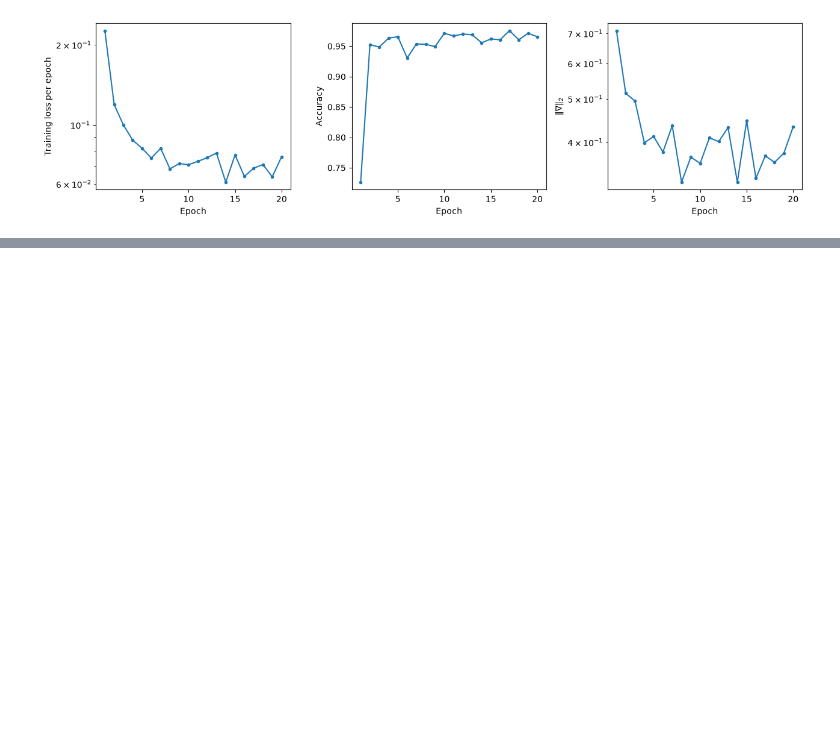
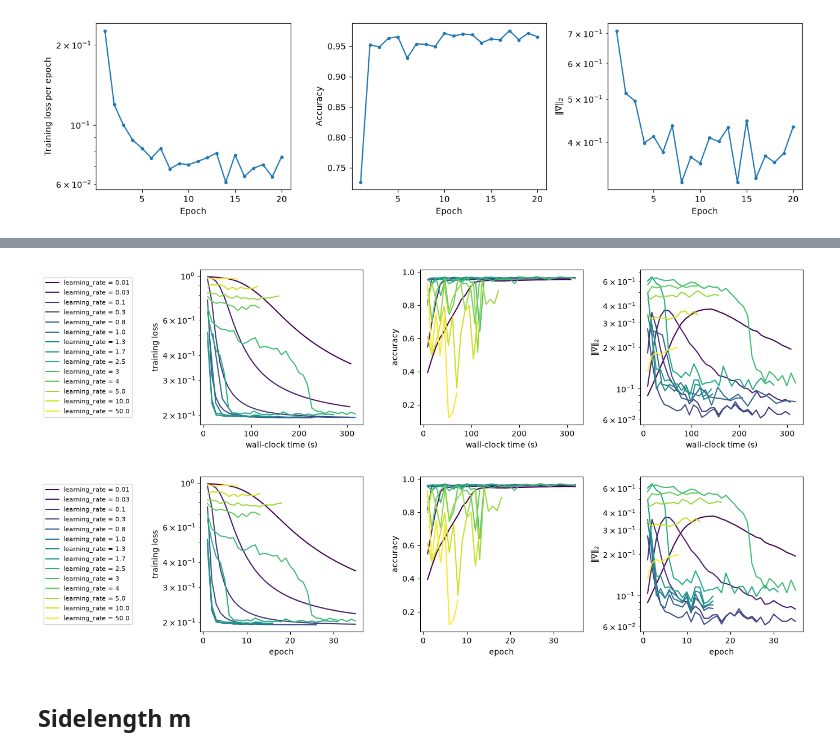
Before and after one commit to kaschdaniel/MANTIS, a Jupyter notebook: Training.ipynb, the cells around one changed output, grey strips where cells are left out. Drawn from its saved outputs; the diff is of its cells as text; code cells hidden in the pictures; blank space fills up the shorter version.

Commit message:
Sweep over sidelength m done

```diff
--- a/Training.ipynb
+++ b/Training.ipynb
@@ -137,0 +123,29 @@ Länge: 11, Teile durch: 10.0
+# %%
+values = np.array([1,7])#figures you want from the mnist dataset
+number = 2000            #Sets number of samples you want to get in total
+m_side = 10             #side length (pixel) of mnist image after downsampling
+theta_enc = 1           #mysterious hyper parameter for amplitude scaling
+norm_energy = True      #Bool for if energy of encoded image should be normalized or not
+seed = 1550             #Random seed to control random choice of number -pictures out of the available ones,
+                        #seed = None leads to random results for each iteration
+balanced = True         #Enforcing equality of classes
+split_ratio = 0.8       #Sets training-sample proportion
+
+E_train, Y_train, E_test, Y_test = get_data(values, number, m_side,
+                        theta_enc, norm_energy, seed, balanced, split_ratio)
+
+trainers = []
+sweep=[0.01, 0.03, 0.1, 0.3, 0.8,0.9,1.0,1.1,1.3,1.5,1.7,2.2,2.5,2.7,3,4,5.0,10.0,50.0] #all sweeps
+sweep=[0.01, 0.03, 0.1, 0.3, 0.8,1.0,1.3,1.7,2.5,3,4,5.0,10.0,50.0] #relevant sweeps
+
+sweep_label="learning_rate"
+for s in sweep:
+    t = Trainer.load(os.path.join(os.getcwd(),f"results/{sweep_label}/{s:.3f}.json"))
+    test_loss, test_acc = t.evaluate(E_test, Y_test)
+    trainers.append(t)
+
+for s, t in zip(sweep, trainers):
+    print(f"{sweep_label}={s}  epochs={len(t.history['loss']):3d} "
+          f"loss={t.history['loss'][-1]:.5f}  "
+          f"train acc={t.history['acc'][-1]:.4f}  "
+          f"test acc={t.test_acc:.4f}  {t.train_time:.0f}s")
@@ -137,0 +169,10 @@ Länge: 11, Teile durch: 10.0
+# %%
+# Just plotting relevant sweeps
+fig, _ = plot_training(trainers, sweep_values=sweep, sweep_label=sweep_label ,keys=("loss", "acc", "grad_norm"), x_axis="time")
+# Just plotting relevant sweeps
+fig, _ = plot_training(trainers, sweep_values=sweep, sweep_label=sweep_label ,keys=("loss", "acc", "grad_norm"), x_axis="epoch")
+# %% [output]
+[figure, added]
+[figure, added]
+# %% [markdown]
+## Sidelength m
```
Also changed, not shown: parts of 8 cells of this notebook, 8 other files.
